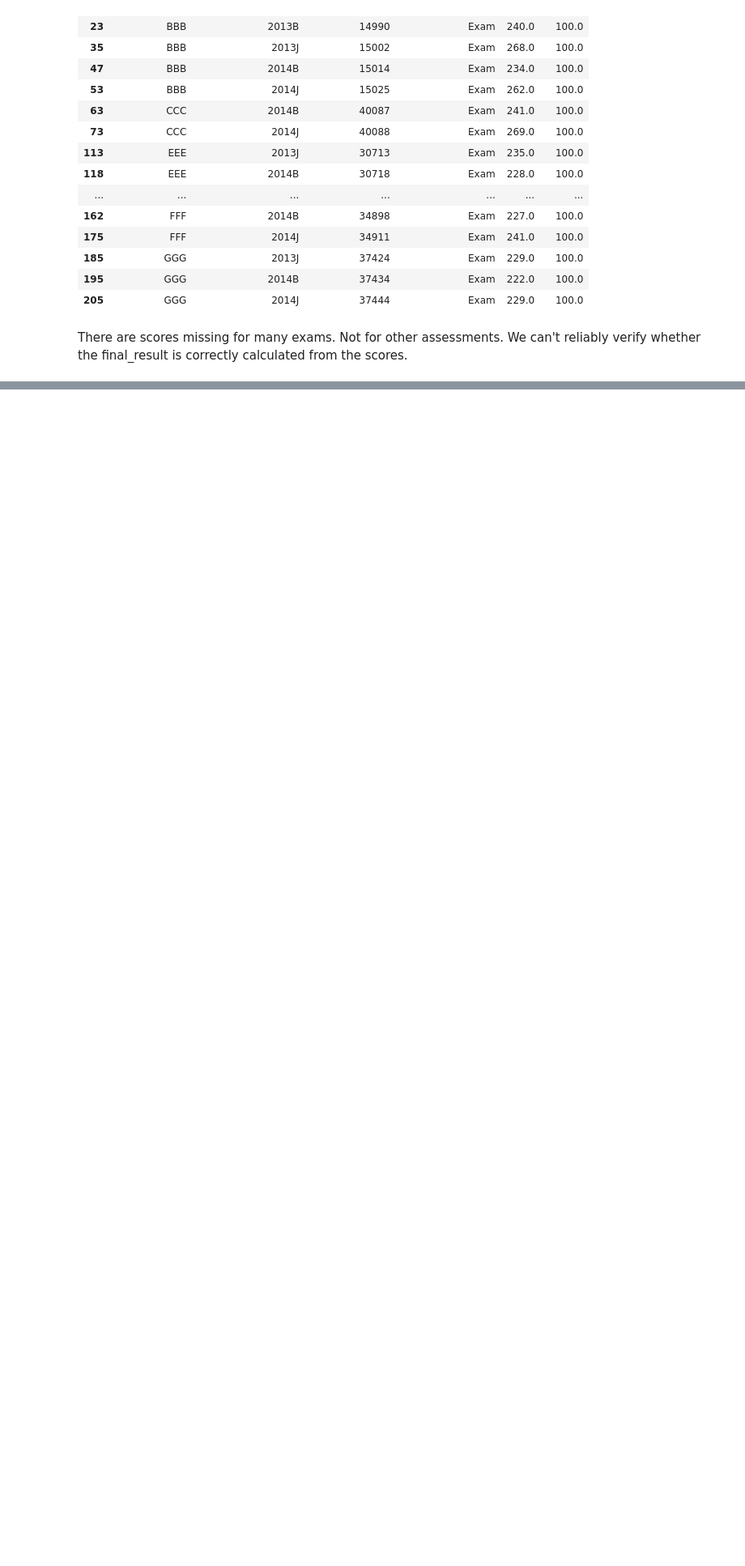
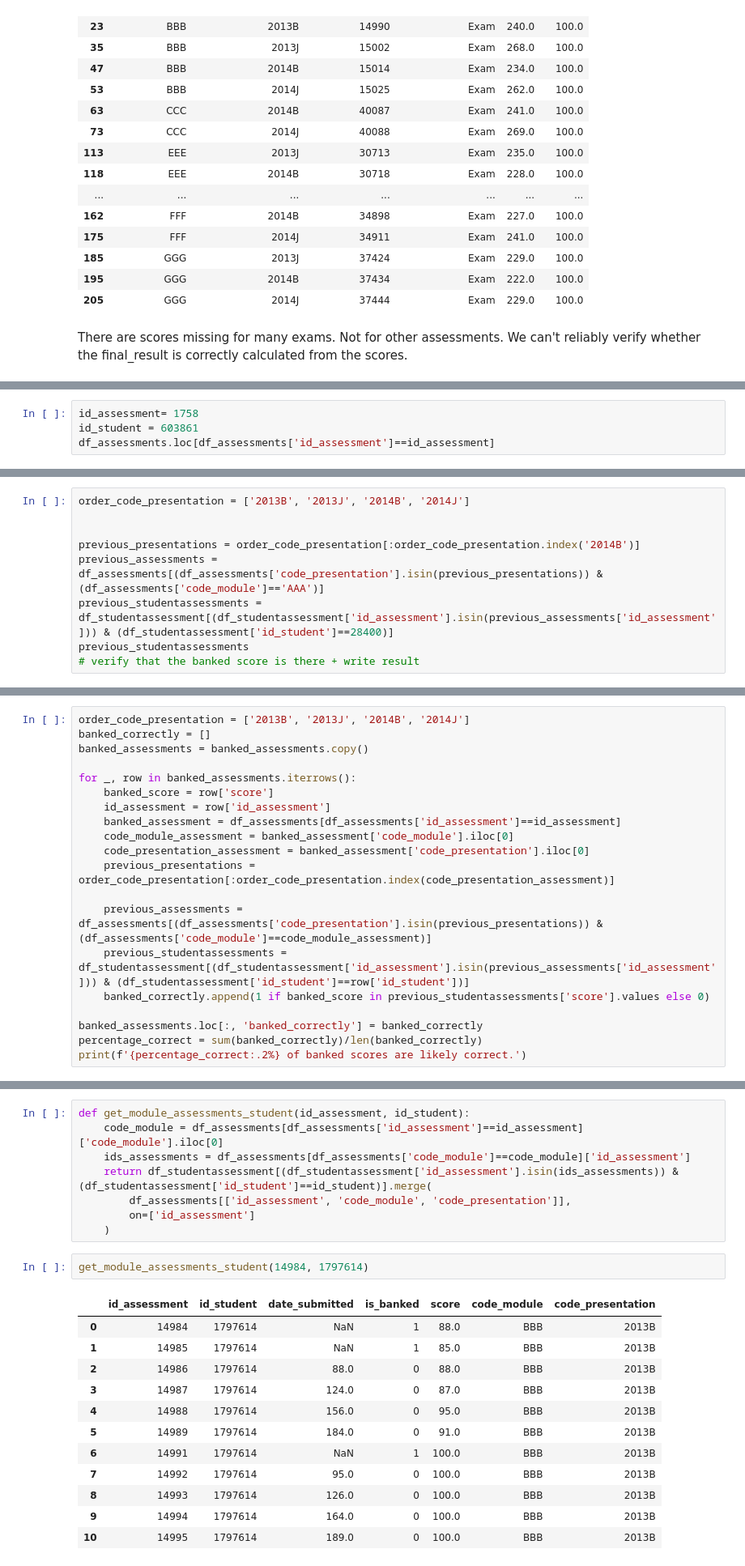
Before and after one commit to Originalnam/learning_analytics, a Jupyter notebook: EDA/eda.ipynb, the cells around one changed output, grey strips where cells are left out. Shown at 81% size. Cells and saved outputs as stored; diff of their text form; blank space fills up the shorter version.

```diff
--- a/EDA/eda.ipynb
+++ b/EDA/eda.ipynb
@@ -1207,0 +1228,4 @@ There are scores missing for many exams. Not for other assessments. We can't rel
+# %%
+id_assessment= 1758
+id_student = 603861
+df_assessments.loc[df_assessments['id_assessment']==id_assessment]
@@ -1207,0 +1271,9 @@ There are scores missing for many exams. Not for other assessments. We can't rel
+# %%
+order_code_presentation = ['2013B', '2013J', '2014B', '2014J']
+
+
+previous_presentations = order_code_presentation[:order_code_presentation.index('2014B')]
+previous_assessments = df_assessments[(df_assessments['code_presentation'].isin(previous_presentations)) & (df_assessments['code_module']=='AAA')]
+previous_studentassessments = df_studentassessment[(df_studentassessment['id_assessment'].isin(previous_assessments['id_assessment'])) & (df_studentassessment['id_student']==28400)]
+previous_studentassessments
+# verify that the banked score is there + write result
@@ -1207,0 +1291,20 @@ There are scores missing for many exams. Not for other assessments. We can't rel
+# %%
+order_code_presentation = ['2013B', '2013J', '2014B', '2014J']
+banked_correctly = []
+banked_assessments = banked_assessments.copy()
+
+for _, row in banked_assessments.iterrows():
+    banked_score = row['score']
+    id_assessment = row['id_assessment']
+    banked_assessment = df_assessments[df_assessments['id_assessment']==id_assessment]
+    code_module_assessment = banked_assessment['code_module'].iloc[0]
+    code_presentation_assessment = banked_assessment['code_presentation'].iloc[0]
+    previous_presentations = order_code_presentation[:order_code_presentation.index(code_presentation_assessment)]
+
+    previous_assessments = df_assessments[(df_assessments['code_presentation'].isin(previous_presentations)) & (df_assessments['code_module']==code_module_assessment)]
+    previous_studentassessments = df_studentassessment[(df_studentassessment['id_assessment'].isin(previous_assessments['id_assessment'])) & (df_studentassessment['id_student']==row['id_student'])]
+    banked_correctly.append(1 if banked_score in previous_studentassessments['score'].values else 0)
+
+banked_assessments.loc[:, 'banked_correctly'] = banked_correctly
+percentage_correct = sum(banked_correctly)/len(banked_correctly)
+print(f'{percentage_correct:.2%} of banked scores are likely correct.')
@@ -1207,0 +1334,23 @@ There are scores missing for many exams. Not for other assessments. We can't rel
+# %%
+def get_module_assessments_student(id_assessment, id_student):
+    code_module = df_assessments[df_assessments['id_assessment']==id_assessment]['code_module'].iloc[0]
+    ids_assessments = df_assessments[df_assessments['code_module']==code_module]['id_assessment']
+    return df_studentassessment[(df_studentassessment['id_assessment'].isin(ids_assessments)) & (df_studentassessment['id_student']==id_student)].merge(
+        df_assessments[['id_assessment', 'code_module', 'code_presentation']],
+        on=['id_assessment']
+    )
+# %%
+get_module_assessments_student(14984, 1797614)
+# %% [output]
+|  | id_assessment | id_student | date_submitted | is_banked | score | code_module | code_presentation |
+| 0 | 14984 | 1797614 | NaN | 1 | 88.0 | BBB | 2013B |
+| 1 | 14985 | 1797614 | NaN | 1 | 85.0 | BBB | 2013B |
+| 2 | 14986 | 1797614 | 88.0 | 0 | 88.0 | BBB | 2013B |
+| 3 | 14987 | 1797614 | 124.0 | 0 | 87.0 | BBB | 2013B |
+| 4 | 14988 | 1797614 | 156.0 | 0 | 95.0 | BBB | 2013B |
+| 5 | 14989 | 1797614 | 184.0 | 0 | 91.0 | BBB | 2013B |
+| 6 | 14991 | 1797614 | NaN | 1 | 100.0 | BBB | 2013B |
+| 7 | 14992 | 1797614 | 95.0 | 0 | 100.0 | BBB | 2013B |
+| 8 | 14993 | 1797614 | 126.0 | 0 | 100.0 | BBB | 2013B |
+| 9 | 14994 | 1797614 | 164.0 | 0 | 100.0 | BBB | 2013B |
+| 10 | 14995 | 1797614 | 189.0 | 0 | 100.0 | BBB | 2013B |
```
Also changed, not shown: parts of 49 cells of this notebook, 4 other files.
